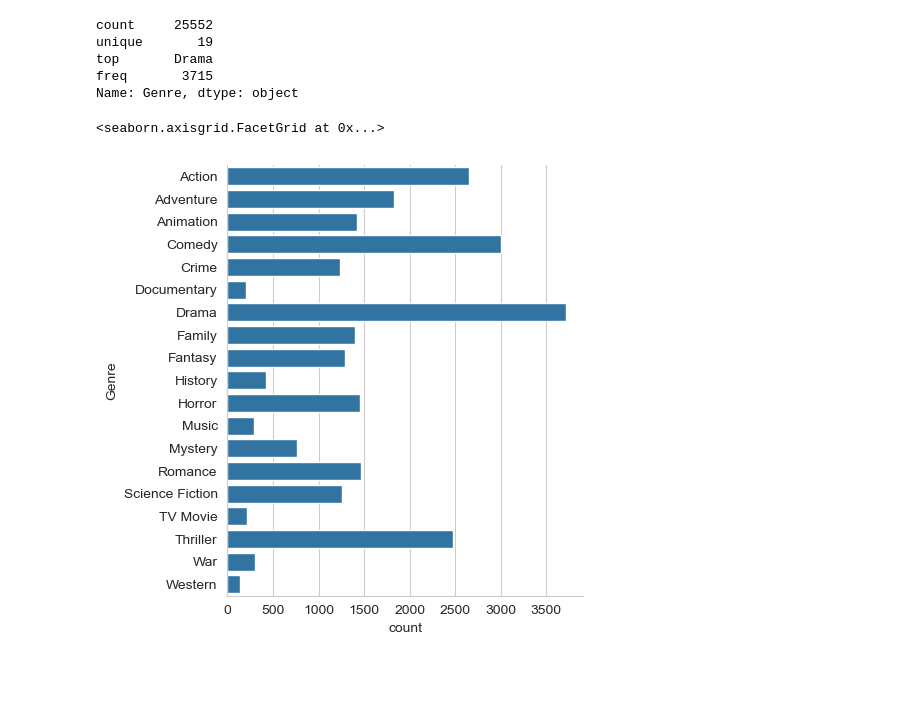
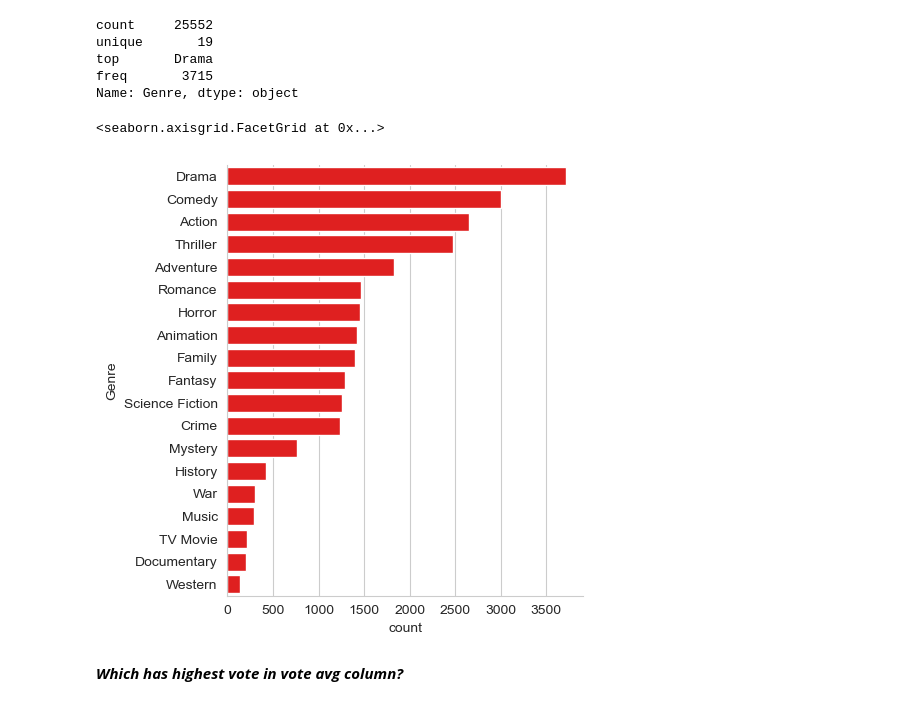
Before and after one commit to azaz9026/Data_Science_Project, a Jupyter notebook: Netflix Data Analysis/movie_data_analysis.ipynb, the cells around one changed output. Cells and saved outputs as stored; diff of their text form; code cells hidden in the pictures; blank space fills up the shorter version.

Commit message:
# Data Visualization

```diff
--- a/Netflix Data Analysis/movie_data_analysis.ipynb
+++ b/Netflix Data Analysis/movie_data_analysis.ipynb
@@ -273,7 +273,10 @@ top       Drama
 freq       3715
 Name: Genre, dtype: object
 # %%
-sns.catplot(y='Genre' , data=data , kind='count')
+sns.catplot(y='Genre' , data=data , kind='count' , order = data['Genre'].value_counts().index ,
+            color = 'red'  )
 # %% [output]
 <seaborn.axisgrid.FacetGrid at 0x...>
-[figure, old version]
+[figure, new version]
+# %% [markdown]
+***Which has highest vote in vote avg column?***
```
Also changed, not shown: parts of 12 cells of this notebook.
